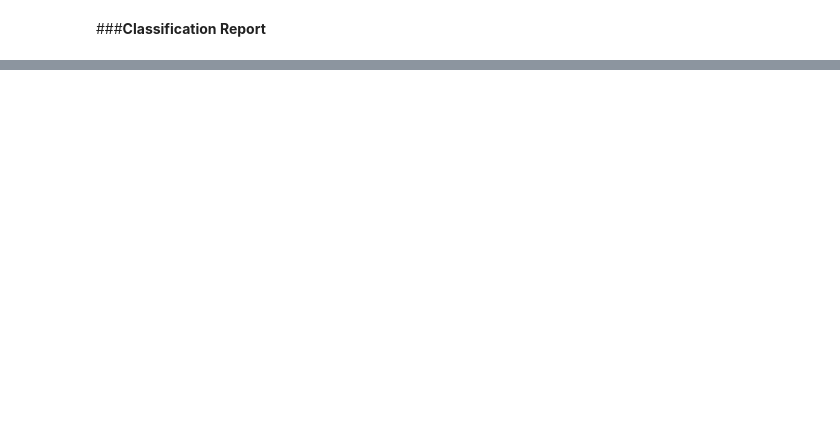
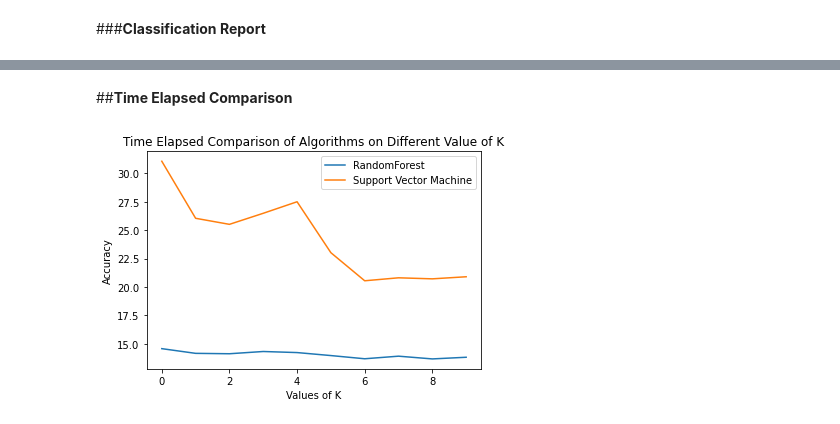
Before and after one commit to Singhsansar/Credit-card-fraud-detection, a Jupyter notebook: creditcardFraud_detection.ipynb, the cells around one changed output, grey strips where cells are left out. Saved outputs shown, nothing was run; the diff lists cells and outputs as text; code cells hidden in the pictures; blank space fills up the shorter version.

```diff
--- a/creditcardFraud_detection.ipynb
+++ b/creditcardFraud_detection.ipynb
@@ -432,0 +542,19 @@ weighted avg       1.00      1.00      1.00     93987
+# %% [markdown]
+##**Time Elapsed Comparison**
+# %%
+import matplotlib.pyplot as plt
+
+# Create the line graph
+plt.plot(time_elapsed_randomforest, label="RandomForest")
+plt.plot(time_elapsed_svm, label="Support Vector Machine")
+
+# Add axis labels, a title, and a legend
+plt.xlabel("Values of K")
+plt.ylabel("Accuracy")
+plt.title("Time Elapsed Comparison of Algorithms on Different Value of K")
+plt.legend()
+
+# Display the graph
+plt.show()
+# %% [output]
+[figure, added]
```
Also changed, not shown: parts of 31 cells of this notebook.
